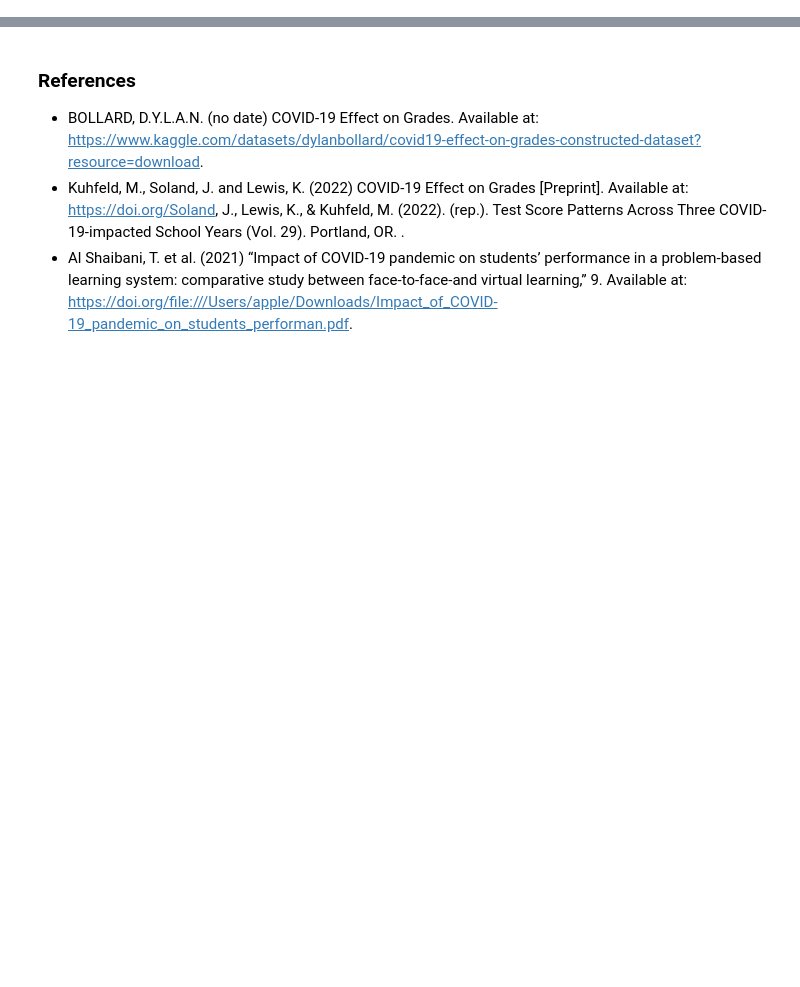
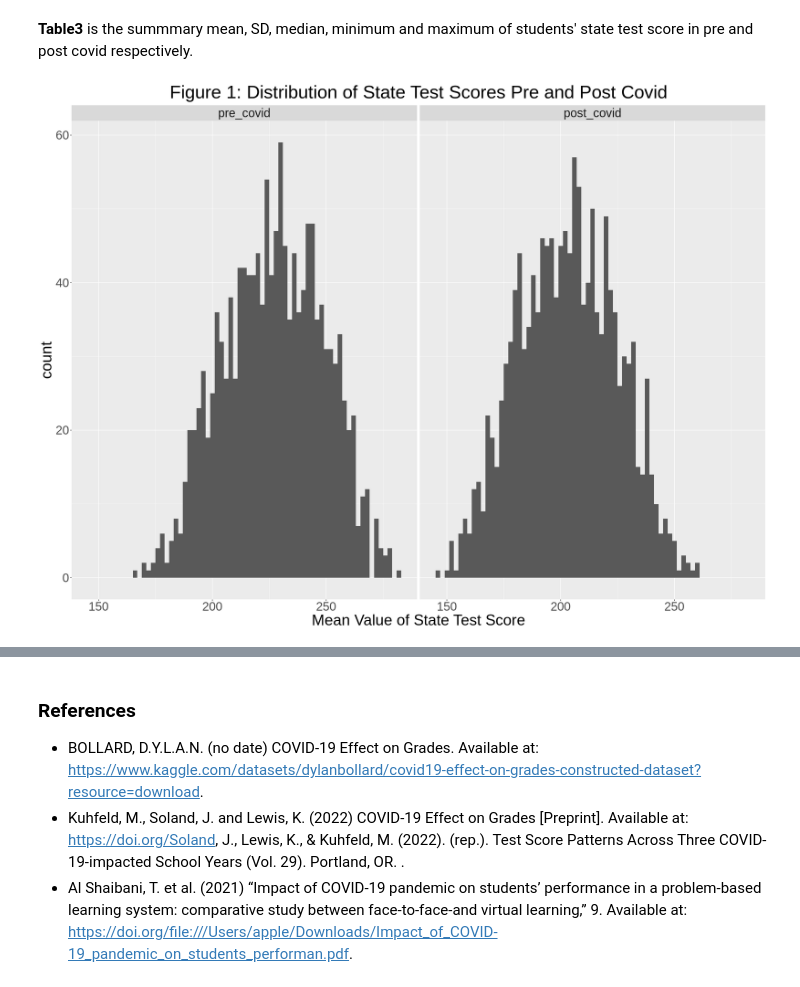
Before and after one commit to dylanc9918/STAT_201_Project, a Jupyter notebook: Proposal.ipynb, the cells around one changed output, grey strips where cells are left out. Drawn from its saved outputs; the diff is of its cells as text; code cells hidden in the pictures; blank space fills up the shorter version.

```diff
--- a/Proposal.ipynb
+++ b/Proposal.ipynb
@@ -83,0 +117,15 @@ A tibble: 2 × 3
+# %% [markdown]
+<b>Table3</b> is the summmary mean, SD, median, minimum and maximum of students' state test score in pre and post covid respectively.
+# %%
+options(repr.plot.width = 20,repr.plot.height = 15)
+covid_samp_dist_plot <-
+    covid_n %>%
+    ggplot() +
+    geom_histogram(aes(x = meanscore), binwidth = 2) +
+    facet_wrap(~ factor(time,levels = c("pre_covid","post_covid"))) +
+    xlab("Mean Value of State Test Score")+
+    ggtitle("Figure 1: Distribution of State Test Scores Pre and Post Covid")+
+    theme(text = element_text(size = 30),plot.title = element_text(hjust = 0.5))
+covid_samp_dist_plot
+# %% [output]
+[figure, added]
```
Also changed, not shown: parts of 28 cells of this notebook.
